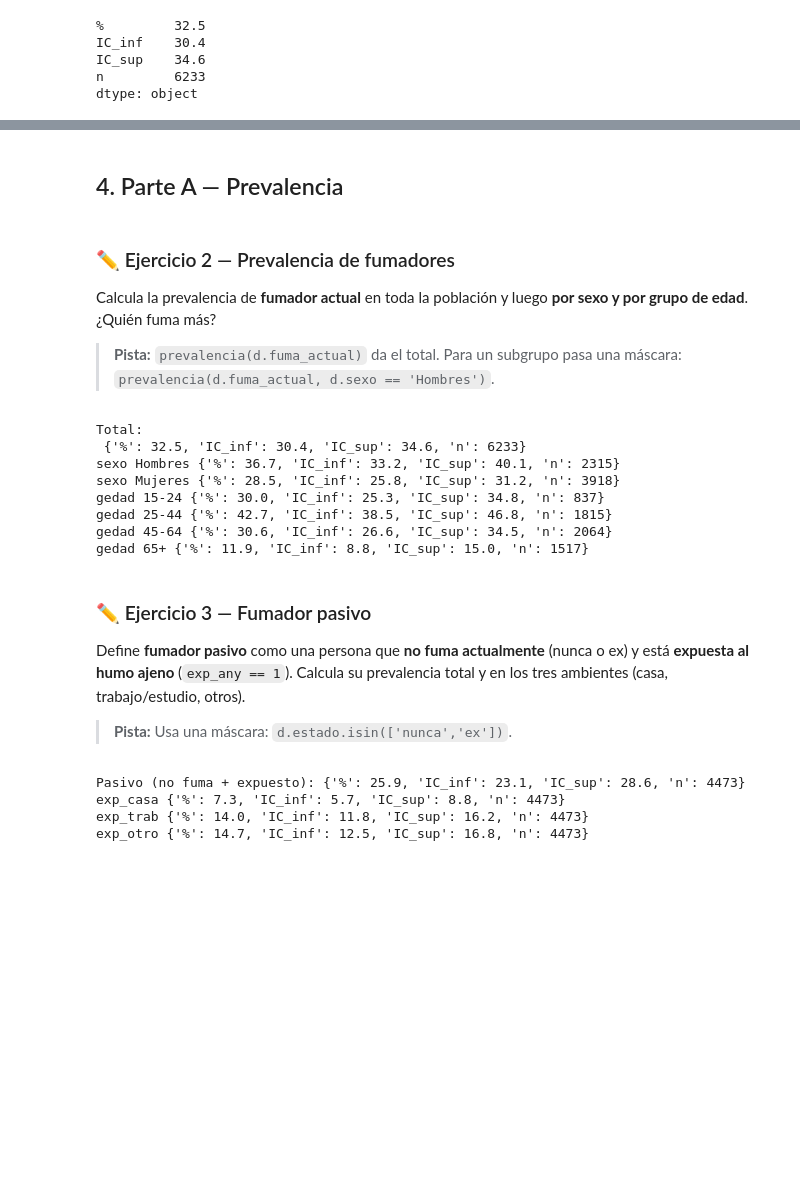
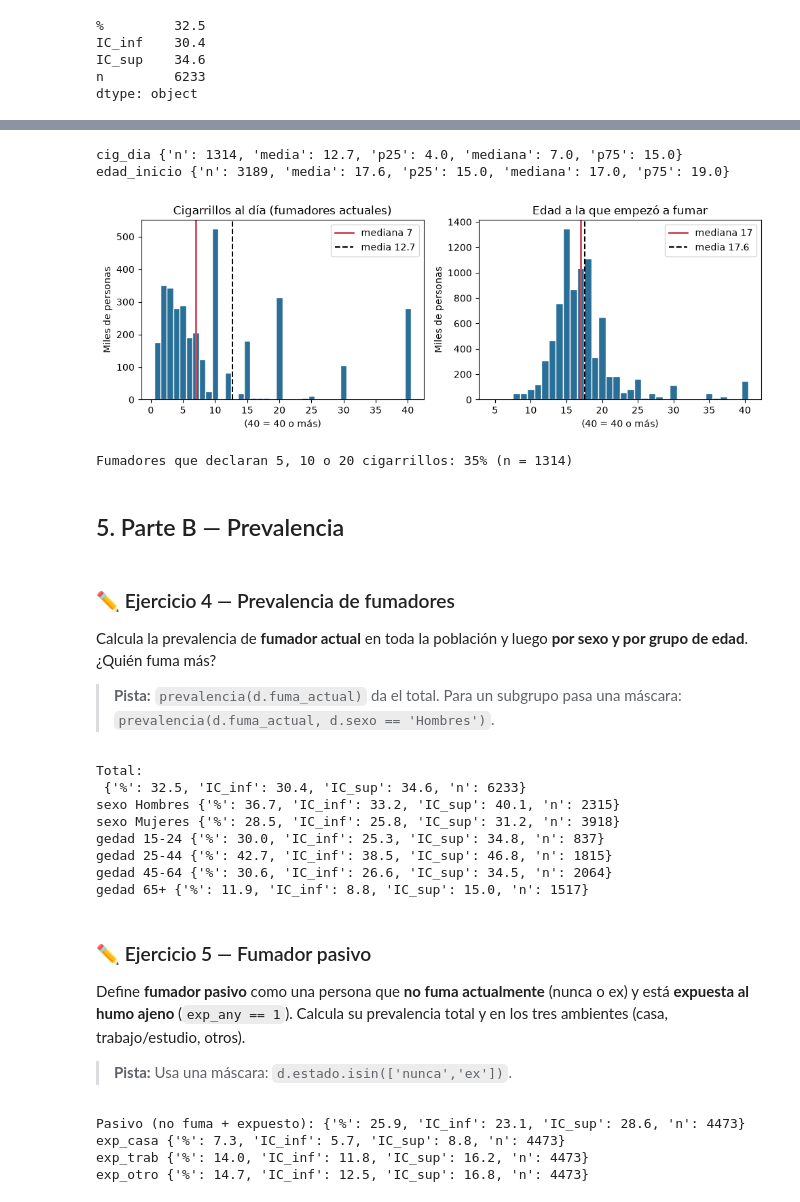
Before and after one commit to simonvidal99/taller-ens-tabaco, a Jupyter notebook: taller/taller_tabaco_FACILITADOR.ipynb, the cells around one changed output, grey strips where cells are left out. Cells and saved outputs as stored; diff of their text form; code cells hidden in the pictures; blank space fills up the shorter version.

Commit message:
Agrega ejercicios de distribuciones y correlaciones (14 ejercicios) y actualiza guía y README
Co-Authored-By: Claude Sonnet 5.5 <noreply@anthropic.com>

```diff
--- a/taller/taller_tabaco_FACILITADOR.ipynb
+++ b/taller/taller_tabaco_FACILITADOR.ipynb
@@ -184,7 +255,28 @@ dtype: object
+# %%
+fuman = d.fuma_actual == 1
+fig, ax = plt.subplots(1, 2, figsize=(10, 3.6))
+for a, col, ok, titulo, bins in [
+        (ax[0], "cig_dia", fuman, "Cigarrillos al día (fumadores actuales)", np.arange(0.5, 40.6)),
+        (ax[1], "edad_inicio", d.edad_inicio.notna(), "Edad a la que empezó a fumar", np.arange(4.5, 40.6))]:
+    x = d[col][ok & d[col].notna()]
+    r = resumen(d[col], ok)
+    a.hist(x.clip(upper=40), bins=bins, weights=d.w[x.index] / 1e3, color="#2a6f97", edgecolor="white")
+    a.axvline(r["mediana"], color="#d1495b", lw=2, label=f"mediana {r['mediana']:.0f}")
+    a.axvline(r["media"], color="black", lw=1.5, ls="--", label=f"media {r['media']:.1f}")
+    a.set(title=titulo, xlabel="(40 = 40 o más)", ylabel="Miles de personas"); a.legend()
+    print(col, r.to_dict())
+plt.tight_layout(); plt.show()
+x = d.cig_dia[fuman].dropna()
+print(f"Fumadores que declaran 5, 10 o 20 cigarrillos: {x.isin([5, 10, 20]).mean():.0%} (n = {len(x)})")
+# %% [output]
+cig_dia {'n': 1314, 'media': 12.7, 'p25': 4.0, 'mediana': 7.0, 'p75': 15.0}
+edad_inicio {'n': 3189, 'media': 17.6, 'p25': 15.0, 'mediana': 17.0, 'p75': 19.0}
+[figure, added]
+Fumadores que declaran 5, 10 o 20 cigarrillos: 35% (n = 1314)
 # %% [markdown]
-## 4. Parte A — Prevalencia
+## 5. Parte B — Prevalencia
 # %% [markdown]
-### ✏️ Ejercicio 2 — Prevalencia de fumadores
+### ✏️ Ejercicio 4 — Prevalencia de fumadores
 
 Calcula la prevalencia de **fumador actual** en toda la población y luego **por sexo y por grupo de edad**. ¿Quién fuma más?
 
@@ -204,7 +296,7 @@ gedad 25-44 {'%': 42.7, 'IC_inf': 38.5, 'IC_sup': 46.8, 'n': 1815}
 gedad 45-64 {'%': 30.6, 'IC_inf': 26.6, 'IC_sup': 34.5, 'n': 2064}
 gedad 65+ {'%': 11.9, 'IC_inf': 8.8, 'IC_sup': 15.0, 'n': 1517}
 # %% [markdown]
-### ✏️ Ejercicio 3 — Fumador pasivo
+### ✏️ Ejercicio 5 — Fumador pasivo
 
 Define **fumador pasivo** como una persona que **no fuma actualmente** (nunca o ex) y está **expuesta al humo ajeno** (`exp_any == 1`). Calcula su prevalencia total y en los tres ambientes (casa, trabajo/estudio, otros).
 
```
Also changed, not shown: parts of 25 cells of this notebook, 4 other files.
